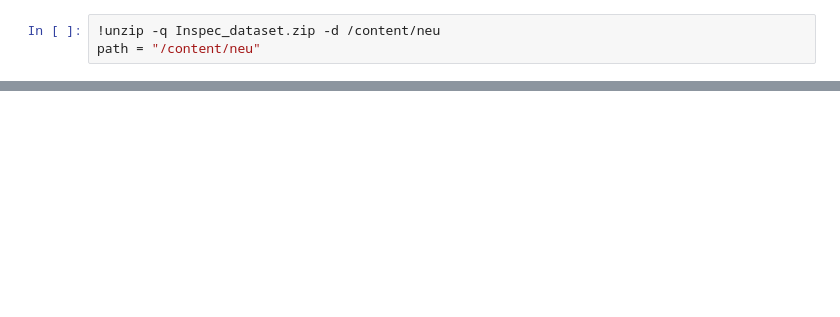
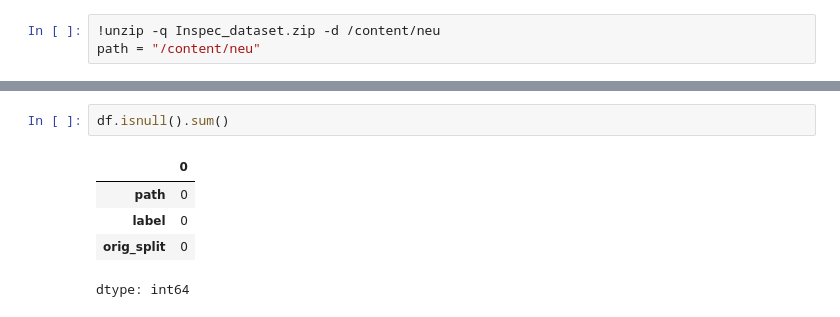
Before and after one commit to Prithviraj-chw/InSpec-Industrial-Defect-Detection, a Jupyter notebook: model.ipynb, the cells around one changed output, grey strips where cells are left out. Cells and saved outputs as stored; diff of their text form; blank space fills up the shorter version.

```diff
--- a/model.ipynb
+++ b/model.ipynb
@@ -24,0 +59,8 @@ Examples:
+# %%
+df.isnull().sum()
+# %% [output]
+|  | 0 |
+| path | 0 |
+| label | 0 |
+| orig_split | 0 |
+dtype: int64
```
Also changed, not shown: parts of 22 cells of this notebook.
